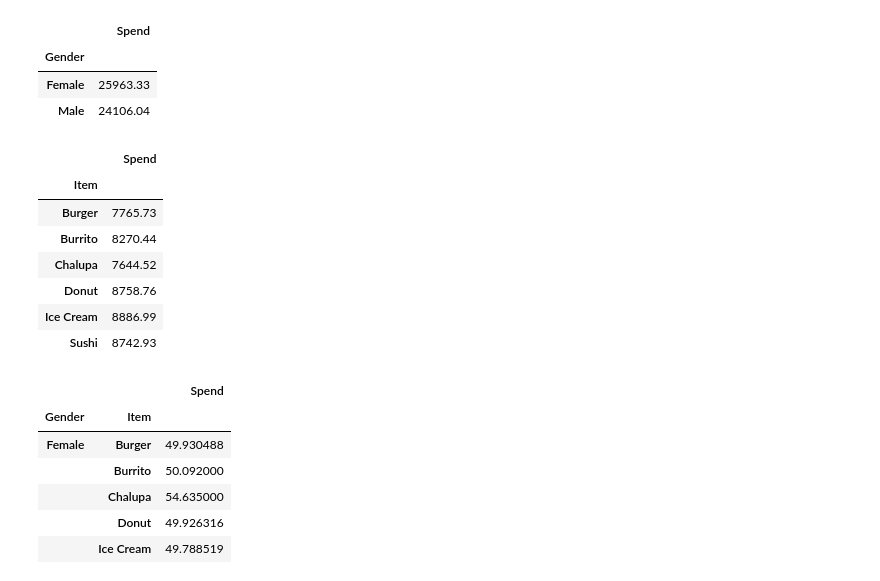
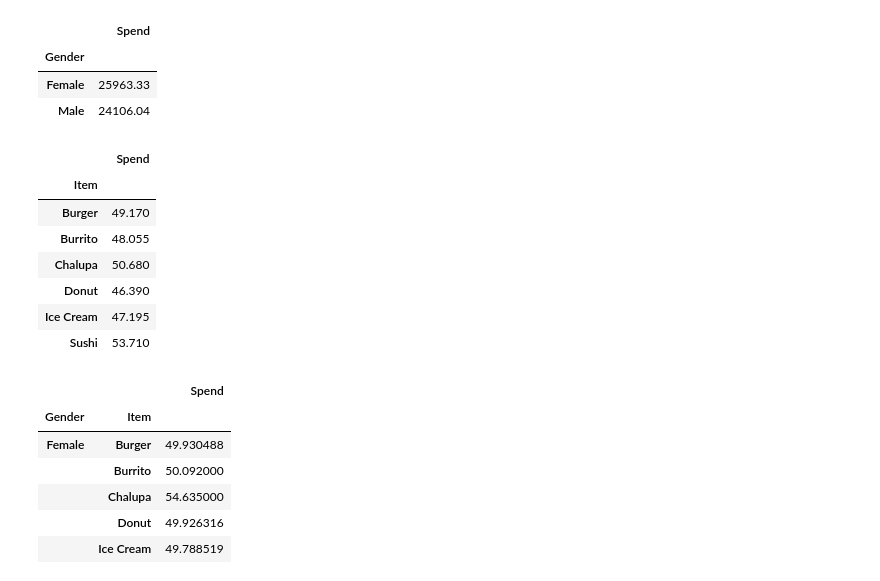
Before and after one commit to staypuffinpc/IPT760R-python-pandas, a Jupyter notebook: Working with Multiple Indexes.ipynb, the cells around one changed output. Cells and saved outputs as stored; diff of their text form; code cells hidden in the pictures.

```diff
--- a/Working with Multiple Indexes.ipynb
+++ b/Working with Multiple Indexes.ipynb
@@ -413,16 +413,16 @@ foods.pivot_table(values="Spend", index="Gender",aggfunc="sum")
 | Male | 24106.04 |
 # %%
 #  check the sum of sales by item
-foods.pivot_table(values="Spend", index="Item",aggfunc="sum")
+foods.pivot_table(values="Spend", index="Item",aggfunc="median")
 # %% [output]
 |  | Spend |
 | Item |  |
-| Burger | 7765.73 |
-| Burrito | 8270.44 |
-| Chalupa | 7644.52 |
-| Donut | 8758.76 |
-| Ice Cream | 8886.99 |
-| Sushi | 8742.93 |
+| Burger | 49.170 |
+| Burrito | 48.055 |
+| Chalupa | 50.680 |
+| Donut | 46.390 |
+| Ice Cream | 47.195 |
+| Sushi | 53.710 |
 # %%
 #To group first by gender, and then by item give two indexes
 foods.pivot_table(values="Spend", index=["Gender","Item"],aggfunc="mean")
```
Also changed, not shown: 2 other files.
